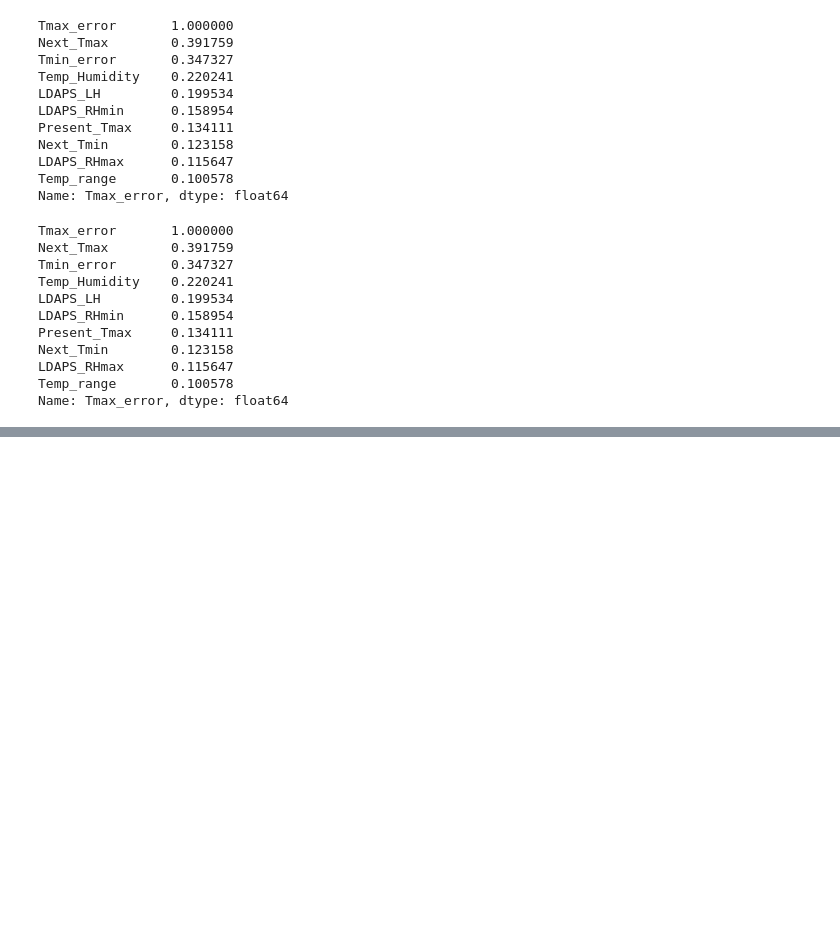
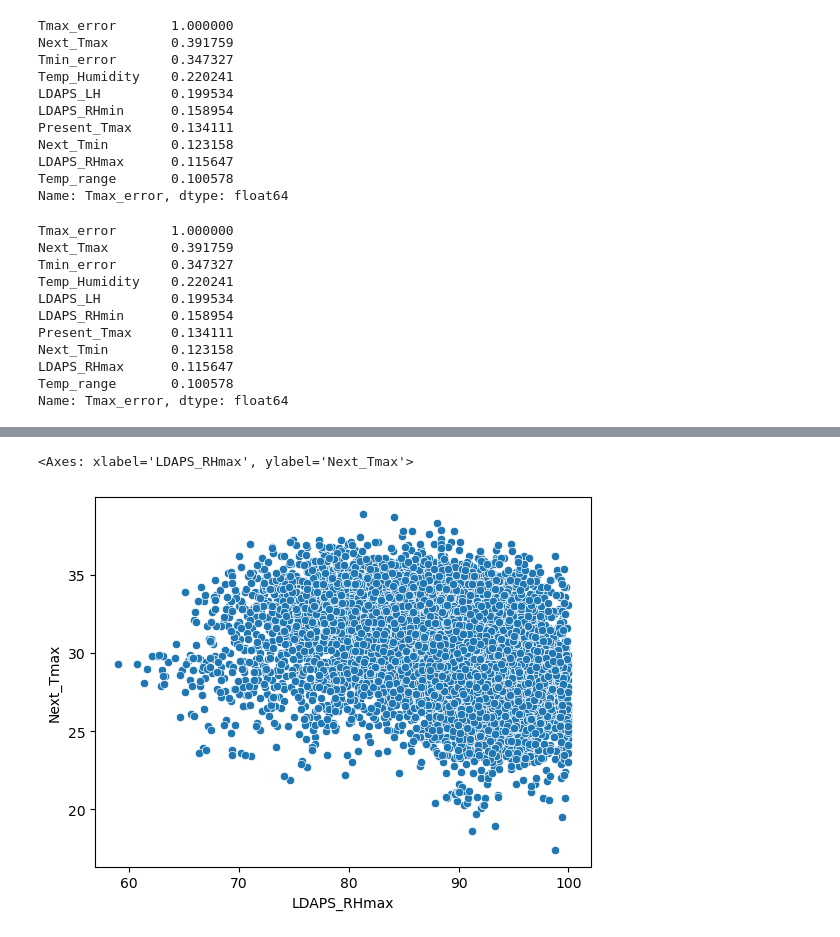
Before and after one commit to 010Harsh010/Weather-Data-Analysis-, a Jupyter notebook: Notebooks/eda.ipynb, the cells around one changed output, grey strips where cells are left out. Saved outputs shown, nothing was run; the diff lists cells and outputs as text; code cells hidden in the pictures; blank space fills up the shorter version.

```diff
--- a/Notebooks/eda.ipynb
+++ b/Notebooks/eda.ipynb
@@ -294,0 +375,5 @@ print(r2_score(y_test, y_pred_new))
+# %%
+sns.scatterplot(x=df['LDAPS_RHmax'], y=df['Next_Tmax'])
+# %% [output]
+<Axes: xlabel='LDAPS_RHmax', ylabel='Next_Tmax'>
+[figure, added]
```
Also changed, not shown: parts of 19 cells of this notebook, 2 other files.
